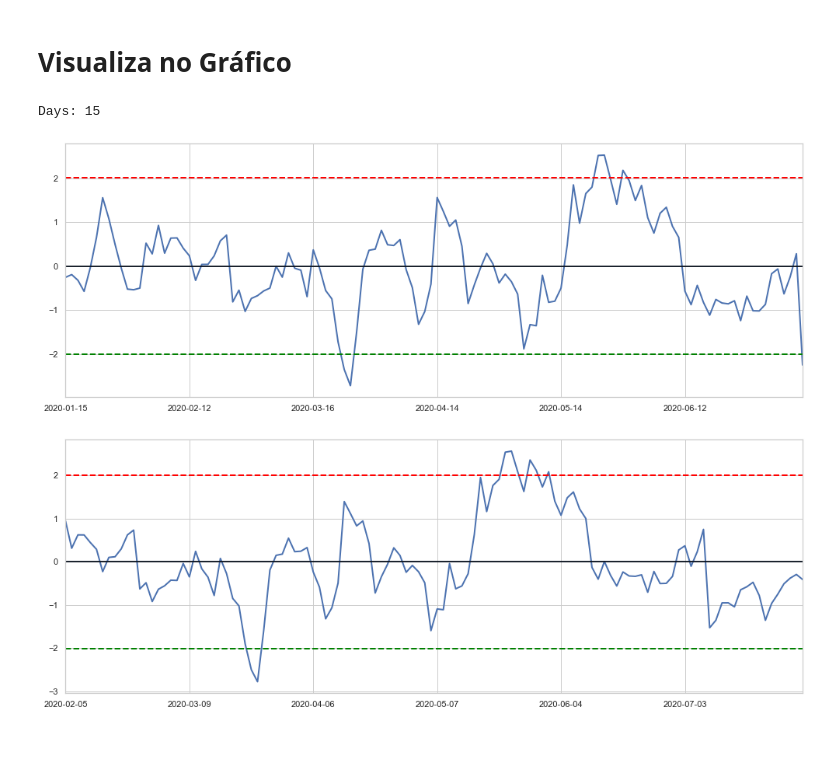
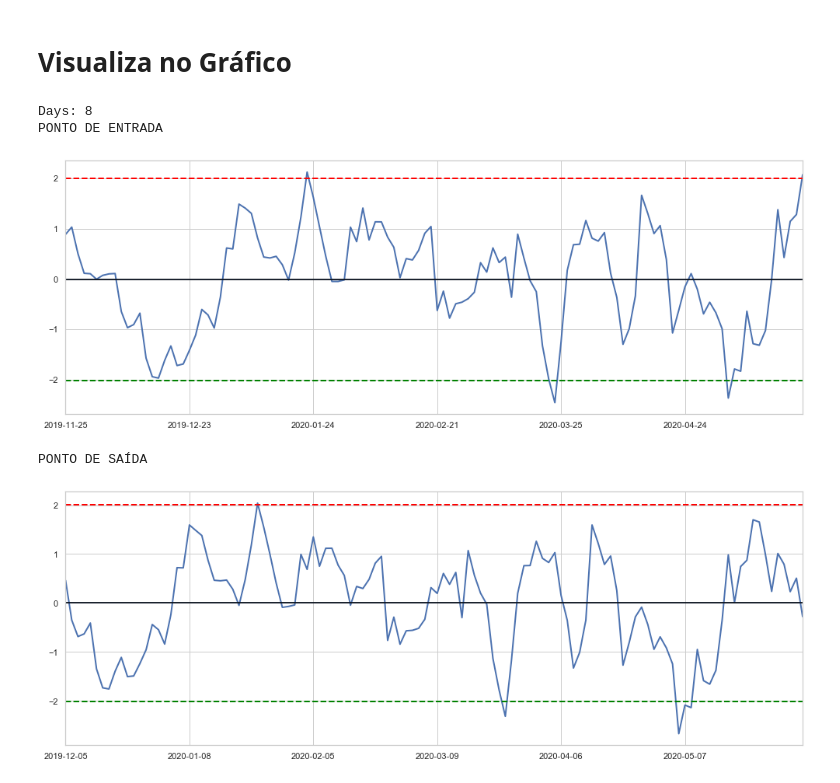
Before and after one commit to andreolvgomes/long-short-by-cointegration, a Jupyter notebook: BackTest.ipynb, the cells around one changed output. Drawn from its saved outputs; the diff is of its cells as text; code cells hidden in the pictures; blank space fills up the shorter version.

```diff
--- a/BackTest.ipynb
+++ b/BackTest.ipynb
@@ -262,10 +262,10 @@ pairs: (2027, 13)
 """y_symbol = 'BBSE3'
 x_symbol = 'ITSA4'"""
 
-y_symbol = 'BRKM5'
-x_symbol = 'LAME4'
+y_symbol = 'ABEV3'
+x_symbol = 'BBSE3'
 
-period = 120
+period = 100
 print('{}: {} / {}: {}'.format(y_symbol, data[y_symbol][0], x_symbol, data[x_symbol][0]))
-mult.plot_residue(mult.residue(data[y_symbol], data[x_symbol], period))
+#mult.plot_residue(mult.residue(data[y_symbol], data[x_symbol], period))
 # %% [output]
@@ -324,27 +305,31 @@ Aberto: 58.999824523927145
 # %% [markdown]
 # Visualiza no Gráfico
 # %%
-index=5
+index=3
 oper = hist.iloc[index]
 day_start = oper['Ent. Data']
 day_end = oper['Sai. Data']
 
 test = data[data.index <= day_start]
 test_stop = data[data.index <= day_end]
 test_simu = data[(data.index >= day_start) & (data.index <= day_end)]
 
 print('Days: {}'.format(abs(len(test)-len(test_stop))))
 
 coef = mult.coefficients(test[y_symbol], test[x_symbol], period)
 if(coef_fixed==False):
     coef=None
 
+print("PONTO DE ENTRADA")
 mult.plot_residue(mult.residue(test[y_symbol], test[x_symbol], period, coef))
+print("PONTO DE SAÍDA")
 mult.plot_residue(mult.residue(test_stop[y_symbol], test_stop[x_symbol], period, coef))
 # %% [output]
-Days: 15
+Days: 8
+PONTO DE ENTRADA
-[figure, old version]
+[figure, new version]
+PONTO DE SAÍDA
-[figure, old version]
+[figure, new version]
 # %%
 test_simu[::-1][[y_symbol, x_symbol]].to_excel('datasets/backtest/backtest.xlsx')
 #test_simu[[y_symbol, x_symbol]].to_excel('datasets/backtest/backtest.xlsx')
```
Also changed, not shown: parts of 4 cells of this notebook, 2 other files.
